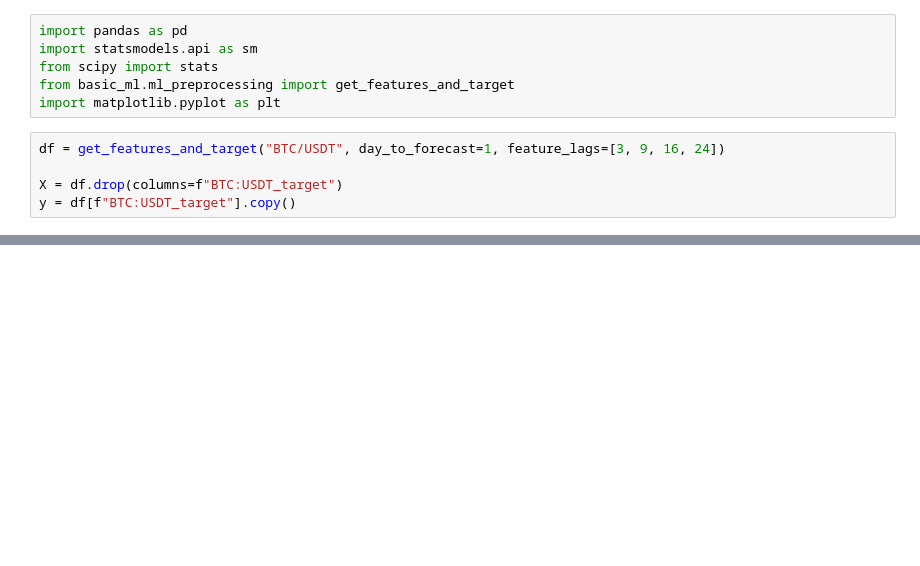
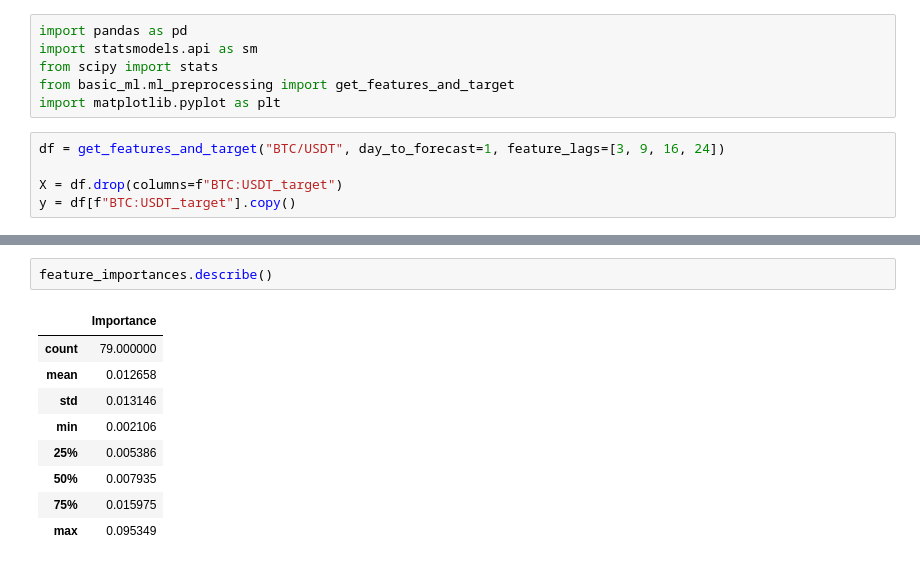
Before and after one commit to ProjectXSpace/BTC_Algo, a Jupyter notebook: statistical_tests.ipynb, the cells around one changed output, grey strips where cells are left out. Cells and saved outputs as stored; diff of their text form; blank space fills up the shorter version.

```diff
--- a/statistical_tests.ipynb
+++ b/statistical_tests.ipynb
@@ -96,0 +140,12 @@ BTC:USDT_stochastic_k_lag_9              0.312265             0.222849
+# %%
+feature_importances.describe()
+# %% [output]
+|  | Importance |
+| count | 79.000000 |
+| mean | 0.012658 |
+| std | 0.013146 |
+| min | 0.002106 |
+| 25% | 0.005386 |
+| 50% | 0.007935 |
+| 75% | 0.015975 |
+| max | 0.095349 |
```
Also changed, not shown: parts of 5 cells of this notebook, 1 other file.
